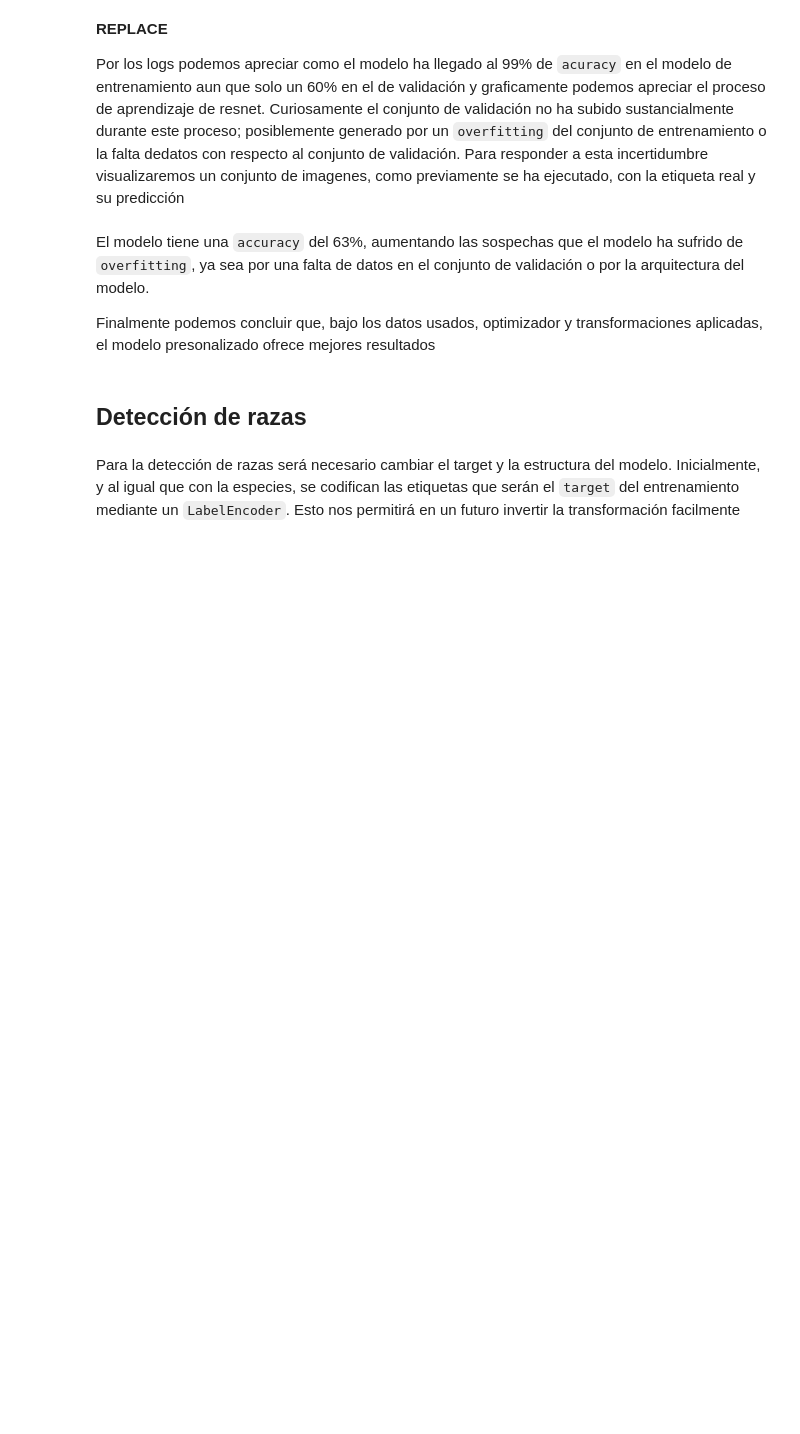
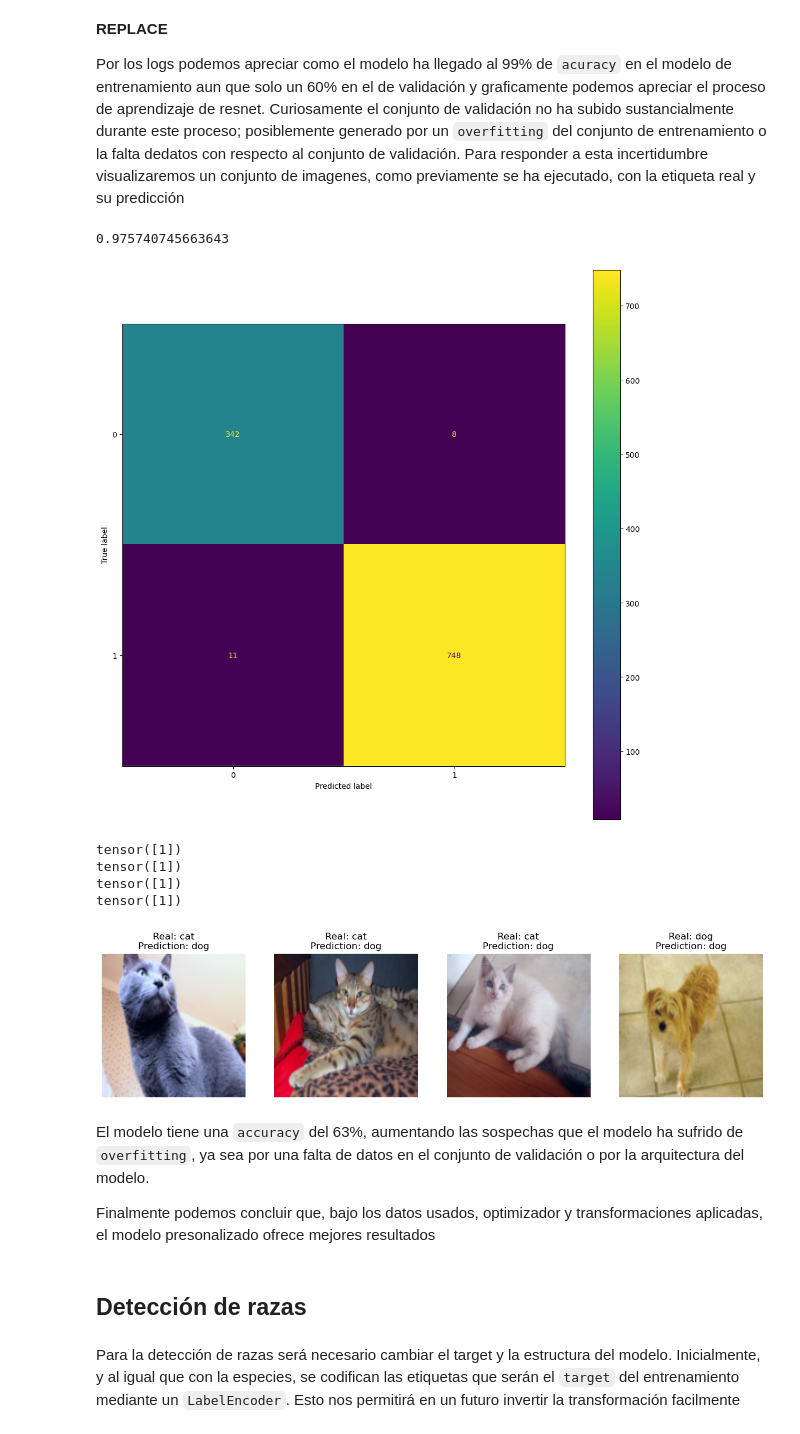
Before and after one commit to Zygmut/AA_Practica2, a Jupyter notebook: src/assesment_2.ipynb, the cells around one changed output. Saved outputs shown, nothing was run; the diff lists cells and outputs as text; code cells hidden in the pictures; blank space fills up the shorter version.

```diff
--- a/src/assesment_2.ipynb
+++ b/src/assesment_2.ipynb
@@ -501,9 +554,17 @@ else:
 
 Por los logs podemos apreciar como el modelo ha llegado al 99% de `acuracy` en el modelo de entrenamiento aun que solo un 60% en el de validación y graficamente podemos apreciar el proceso de aprendizaje de resnet. Curiosamente el conjunto de validación no ha subido sustancialmente durante este proceso; posiblemente generado por un `overfitting` del conjunto de entrenamiento o la falta dedatos con respecto al conjunto de validación. Para responder a esta incertidumbre visualizaremos un conjunto de imagenes, como previamente se ha ejecutado, con la etiqueta real y su predicción
 # %%
-print(test(resnet34_model, test_dl, CONFIG.get("DEVICE")))
+test(resnet34_model, test_dl, CONFIG.get("DEVICE"))
 
 show_predictions(resnet34_model, test_dl, species_encoder)
+# %% [output]
+0.975740745663643
+[figure, added]
+tensor([1])
+tensor([1])
+tensor([1])
+tensor([1])
+[figure, added]
 # %% [markdown]
 El modelo tiene una `accuracy` del 63%, aumentando las sospechas que el modelo ha sufrido de `overfitting`, ya sea por una falta de datos en el conjunto de validación o por la arquitectura del modelo.
 
```
Also changed, not shown: parts of 23 cells of this notebook.
